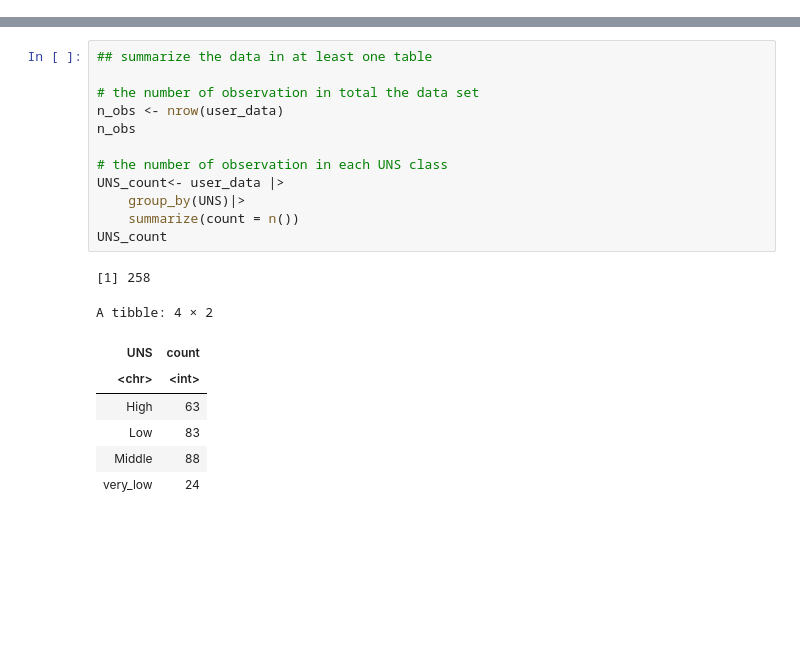
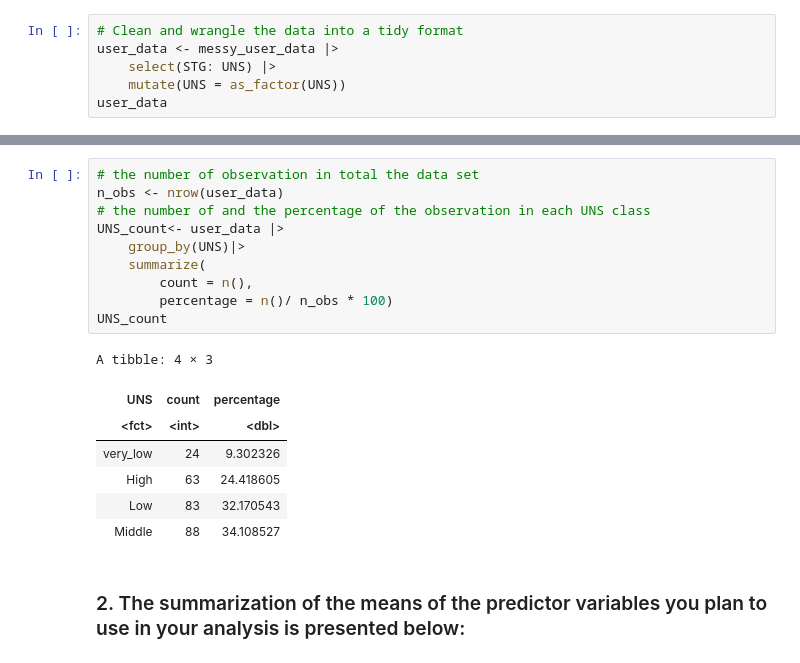
Before and after one commit to lucyzyl/dsci_100_007_group07, a Jupyter notebook: proposal.ipynb, the cells around one changed output, grey strips where cells are left out. Drawn from its saved outputs; the diff is of its cells as text; blank space fills up the shorter version.

```diff
--- a/proposal.ipynb
+++ b/proposal.ipynb
@@ -34,0 +57,6 @@ A tibble: 258 × 6
+# %%
+# Clean and wrangle the data into a tidy format
+user_data <- messy_user_data |>
+    select(STG: UNS) |>
+    mutate(UNS = as_factor(UNS))
+user_data
@@ -35,21 +86,20 @@ A tibble: 258 × 6
 # %%
-## summarize the data in at least one table
-
 # the number of observation in total the data set
 n_obs <- nrow(user_data)
-n_obs
-
-# the number of observation in each UNS class
+# the number of and the percentage of the observation in each UNS class
 UNS_count<- user_data |>
     group_by(UNS)|>
-    summarize(count = n())
+    summarize(
+        count = n(),
+        percentage = n()/ n_obs * 100)
 UNS_count
 # %% [output]
-[1] 258
+A tibble: 4 × 3
-A tibble: 4 × 2
-| UNS | count |
-| <chr> | <int> |
-| High | 63 |
-| Low | 83 |
-| Middle | 88 |
-| very_low | 24 |
+| UNS | count | percentage |
+| <fct> | <int> | <dbl> |
+| very_low | 24 | 9.302326 |
+| High | 63 | 24.418605 |
+| Low | 83 | 32.170543 |
+| Middle | 88 | 34.108527 |
+# %% [markdown]
+### 2. The summarization of the means of the predictor variables you plan to use in your analysis is presented below:
```
Also changed, not shown: parts of 18 cells of this notebook.
